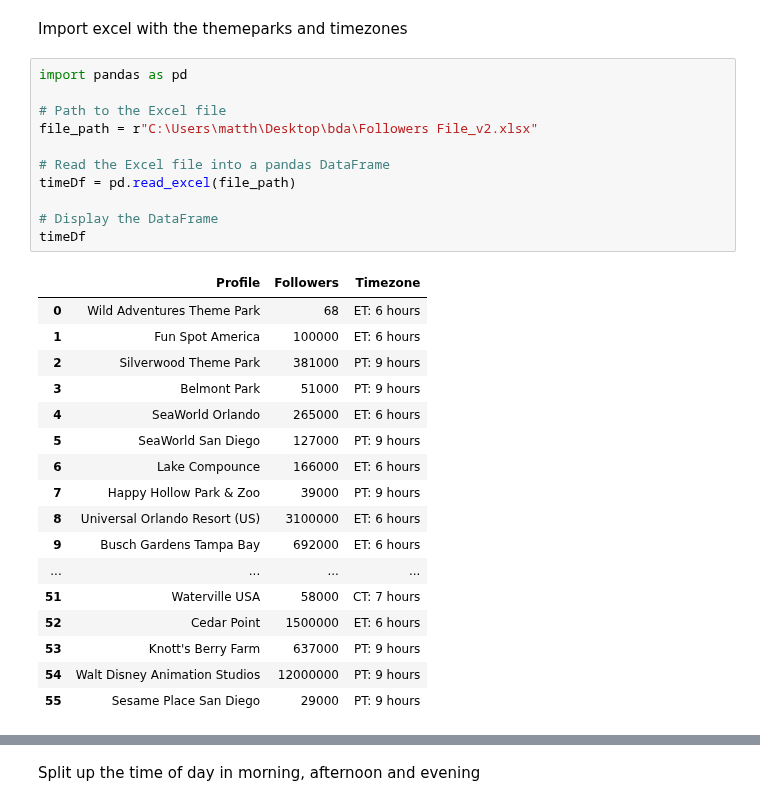
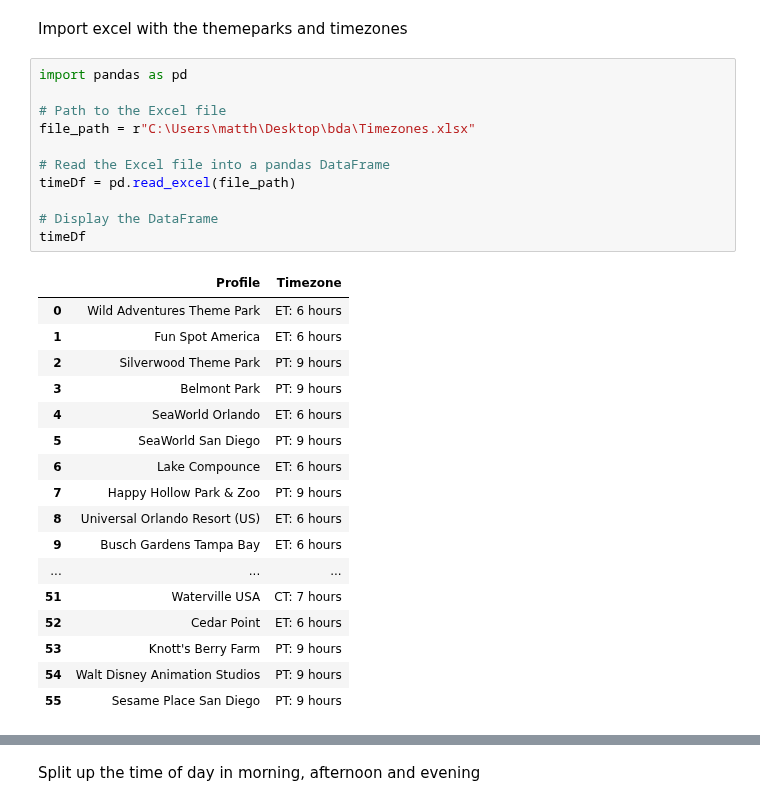
Before and after one commit to crlhbs/Group1_MarketingStrategy, a Jupyter notebook: Testing_H1.ipynb, the cells around one changed output, grey strips where cells are left out. Cells and saved outputs as stored; diff of their text form.

```diff
--- a/Testing_H1.ipynb
+++ b/Testing_H1.ipynb
@@ -16,32 +32,32 @@ Import excel with the themeparks and timezones
 # %%
 import pandas as pd
 
 # Path to the Excel file
-file_path = r"C:\Users\matth\Desktop\bda\Followers File_v2.xlsx"
+file_path = r"C:\Users\matth\Desktop\bda\Timezones.xlsx"
 
 # Read the Excel file into a pandas DataFrame
 timeDf = pd.read_excel(file_path)
 
 # Display the DataFrame
 timeDf
 # %% [output]
-|  | Profile | Followers | Timezone |
-| 0 | Wild Adventures Theme Park | 68 | ET: 6 hours |
-| 1 | Fun Spot America | 100000 | ET: 6 hours |
-| 2 | Silverwood Theme Park | 381000 | PT: 9 hours |
-| 3 | Belmont Park | 51000 | PT: 9 hours |
-| 4 | SeaWorld Orlando | 265000 | ET: 6 hours |
-| 5 | SeaWorld San Diego | 127000 | PT: 9 hours |
-| 6 | Lake Compounce | 166000 | ET: 6 hours |
-| 7 | Happy Hollow Park & Zoo | 39000 | PT: 9 hours |
-| 8 | Universal Orlando Resort (US) | 3100000 | ET: 6 hours |
-| 9 | Busch Gardens Tampa Bay | 692000 | ET: 6 hours |
-| ... | ... | ... | ... |
-| 51 | Waterville USA | 58000 | CT: 7 hours |
-| 52 | Cedar Point | 1500000 | ET: 6 hours |
-| 53 | Knott's Berry Farm | 637000 | PT: 9 hours |
-| 54 | Walt Disney Animation Studios | 12000000 | PT: 9 hours |
-| 55 | Sesame Place San Diego | 29000 | PT: 9 hours |
+|  | Profile | Timezone |
+| 0 | Wild Adventures Theme Park | ET: 6 hours |
+| 1 | Fun Spot America | ET: 6 hours |
+| 2 | Silverwood Theme Park | PT: 9 hours |
+| 3 | Belmont Park | PT: 9 hours |
+| 4 | SeaWorld Orlando | ET: 6 hours |
+| 5 | SeaWorld San Diego | PT: 9 hours |
+| 6 | Lake Compounce | ET: 6 hours |
+| 7 | Happy Hollow Park & Zoo | PT: 9 hours |
+| 8 | Universal Orlando Resort (US) | ET: 6 hours |
+| 9 | Busch Gardens Tampa Bay | ET: 6 hours |
+| ... | ... | ... |
+| 51 | Waterville USA | CT: 7 hours |
+| 52 | Cedar Point | ET: 6 hours |
+| 53 | Knott's Berry Farm | PT: 9 hours |
+| 54 | Walt Disney Animation Studios | PT: 9 hours |
+| 55 | Sesame Place San Diego | PT: 9 hours |
 # %%
 # Split the 'Timezone' column and extract the number of hours
 timeDf['Difference'] = timeDf['Timezone'].str.split(':').str[-1].str.strip().str.extract('(\d+)').astype(int)
```
Also changed, not shown: parts of 29 cells of this notebook, 1 other file.
